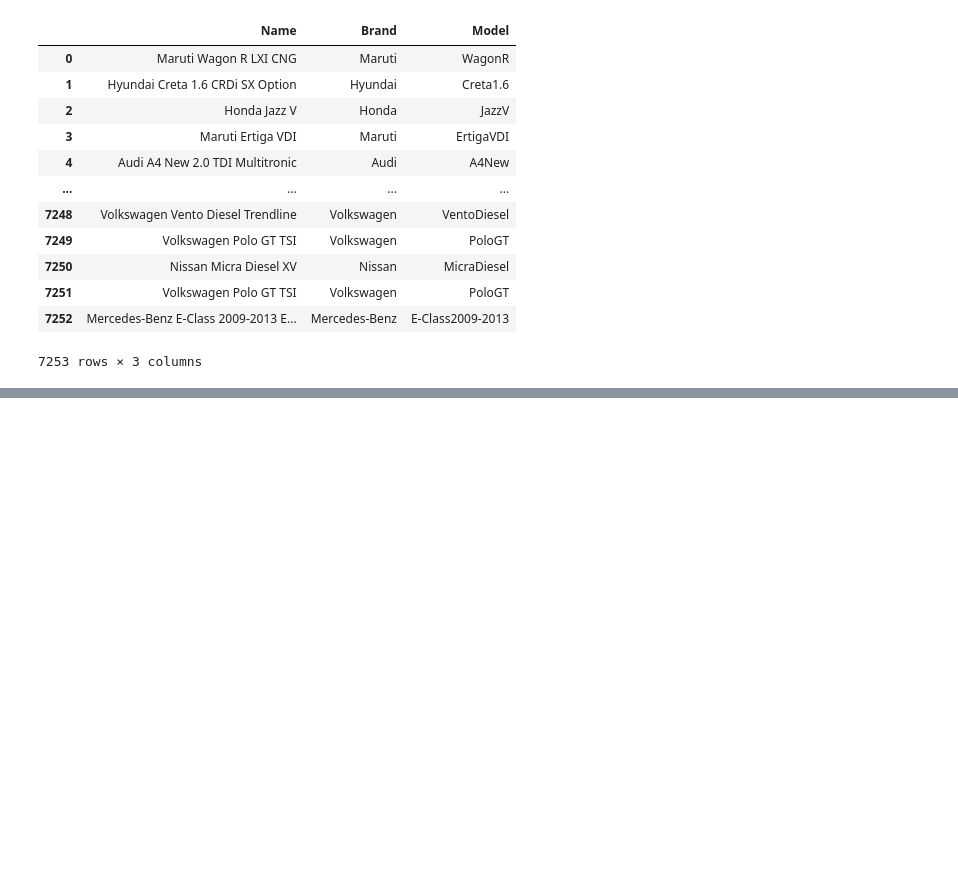
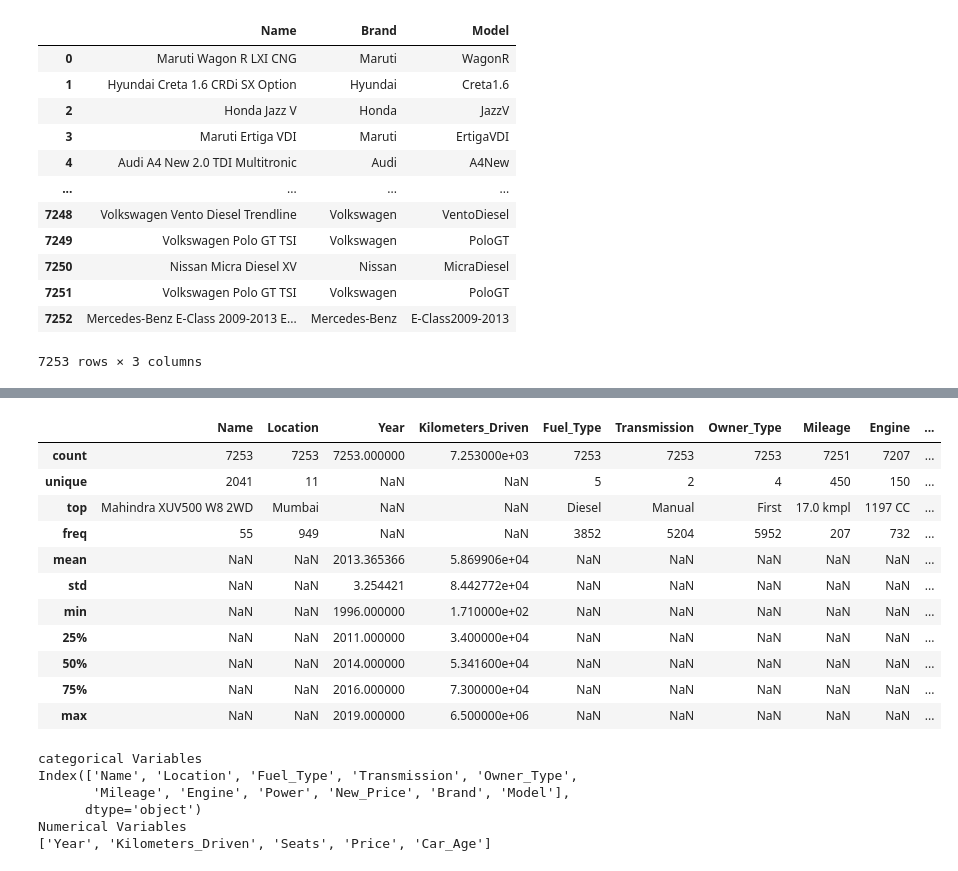
Before and after one commit to jethcherry/Machine-learning, a Jupyter notebook: usedCars.ipynb, the cells around one changed output, grey strips where cells are left out. Cells and saved outputs as stored; diff of their text form; code cells hidden in the pictures; blank space fills up the shorter version.

```diff
--- a/usedCars.ipynb
+++ b/usedCars.ipynb
@@ -182,0 +206,30 @@ user_data[user_data.Brand.str.contains('')]
+# %%
+user_data.describe(include='all')
+# %% [output]
+|  | Name | Location | Year | Kilometers_Driven | Fuel_Type | Transmission | Owner_Type | Mileage | Engine | ... |
+| count | 7253 | 7253 | 7253.000000 | 7.253000e+03 | 7253 | 7253 | 7253 | 7251 | 7207 | ... |
+| unique | 2041 | 11 | NaN | NaN | 5 | 2 | 4 | 450 | 150 | ... |
+| top | Mahindra XUV500 W8 2WD | Mumbai | NaN | NaN | Diesel | Manual | First | 17.0 kmpl | 1197 CC | ... |
+| freq | 55 | 949 | NaN | NaN | 3852 | 5204 | 5952 | 207 | 732 | ... |
+| mean | NaN | NaN | 2013.365366 | 5.869906e+04 | NaN | NaN | NaN | NaN | NaN | ... |
+| std | NaN | NaN | 3.254421 | 8.442772e+04 | NaN | NaN | NaN | NaN | NaN | ... |
+| min | NaN | NaN | 1996.000000 | 1.710000e+02 | NaN | NaN | NaN | NaN | NaN | ... |
+| 25% | NaN | NaN | 2011.000000 | 3.400000e+04 | NaN | NaN | NaN | NaN | NaN | ... |
+| 50% | NaN | NaN | 2014.000000 | 5.341600e+04 | NaN | NaN | NaN | NaN | NaN | ... |
+| 75% | NaN | NaN | 2016.000000 | 7.300000e+04 | NaN | NaN | NaN | NaN | NaN | ... |
+| max | NaN | NaN | 2019.000000 | 6.500000e+06 | NaN | NaN | NaN | NaN | NaN | ... |
+# %%
+
+cat_cols = user_data.select_dtypes(include=['object']).columns
+num_cols= user_data.select_dtypes(include = np.number).columns.to_list()
+print("categorical Variables")
+print(cat_cols)
+print("Numerical Variables")
+print(num_cols)
+# %% [output]
+categorical Variables
+Index(['Name', 'Location', 'Fuel_Type', 'Transmission', 'Owner_Type',
+       'Mileage', 'Engine', 'Power', 'New_Price', 'Brand', 'Model'],
+      dtype='object')
+Numerical Variables
+['Year', 'Kilometers_Driven', 'Seats', 'Price', 'Car_Age']
```
Also changed, not shown: parts of 7 cells of this notebook, 4 other files.
